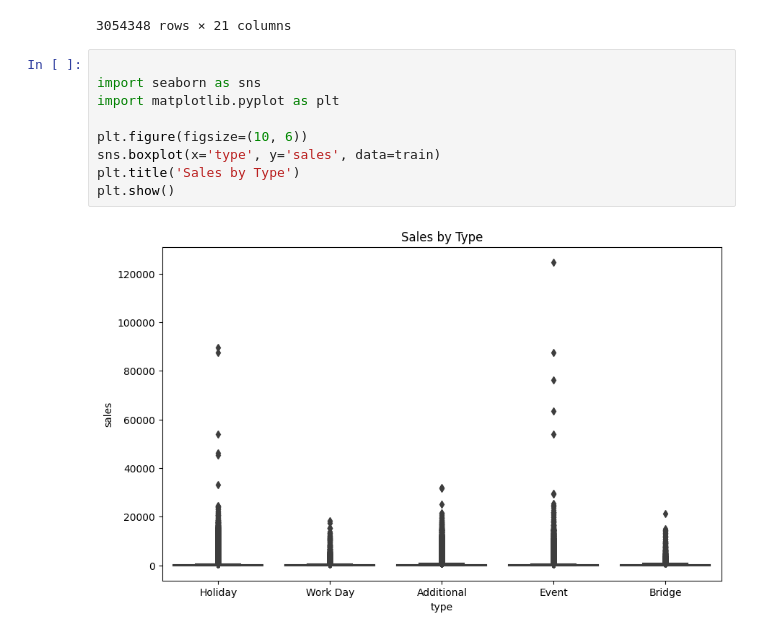
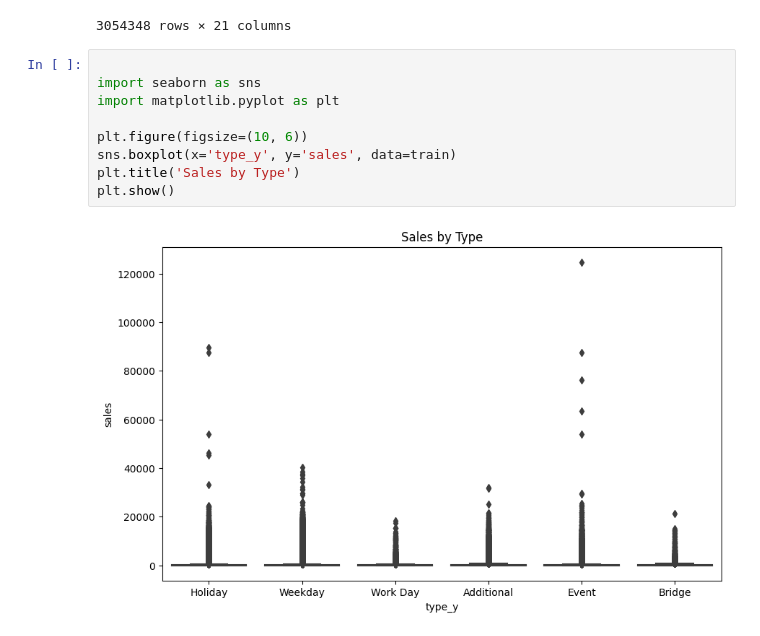
Before and after one commit to kitewatermelon/DS-final, a Jupyter notebook: store-sales-time-series-forecasting/202130422_박연수.ipynb, the cells around one changed output. Drawn from its saved outputs; the diff is of its cells as text.

```diff
--- a/store-sales-time-series-forecasting/202130422_박연수.ipynb
+++ b/store-sales-time-series-forecasting/202130422_박연수.ipynb
@@ -263,11 +264,11 @@ train_with_dummies
 # %%
 
 import seaborn as sns
 import matplotlib.pyplot as plt
 
 plt.figure(figsize=(10, 6))
-sns.boxplot(x='type', y='sales', data=train)
+sns.boxplot(x='type_y', y='sales', data=train)
 plt.title('Sales by Type')
 plt.show()
 # %% [output]
-[figure, old version]
+[figure, new version]
```
Also changed, not shown: parts of 1 cell of this notebook.
